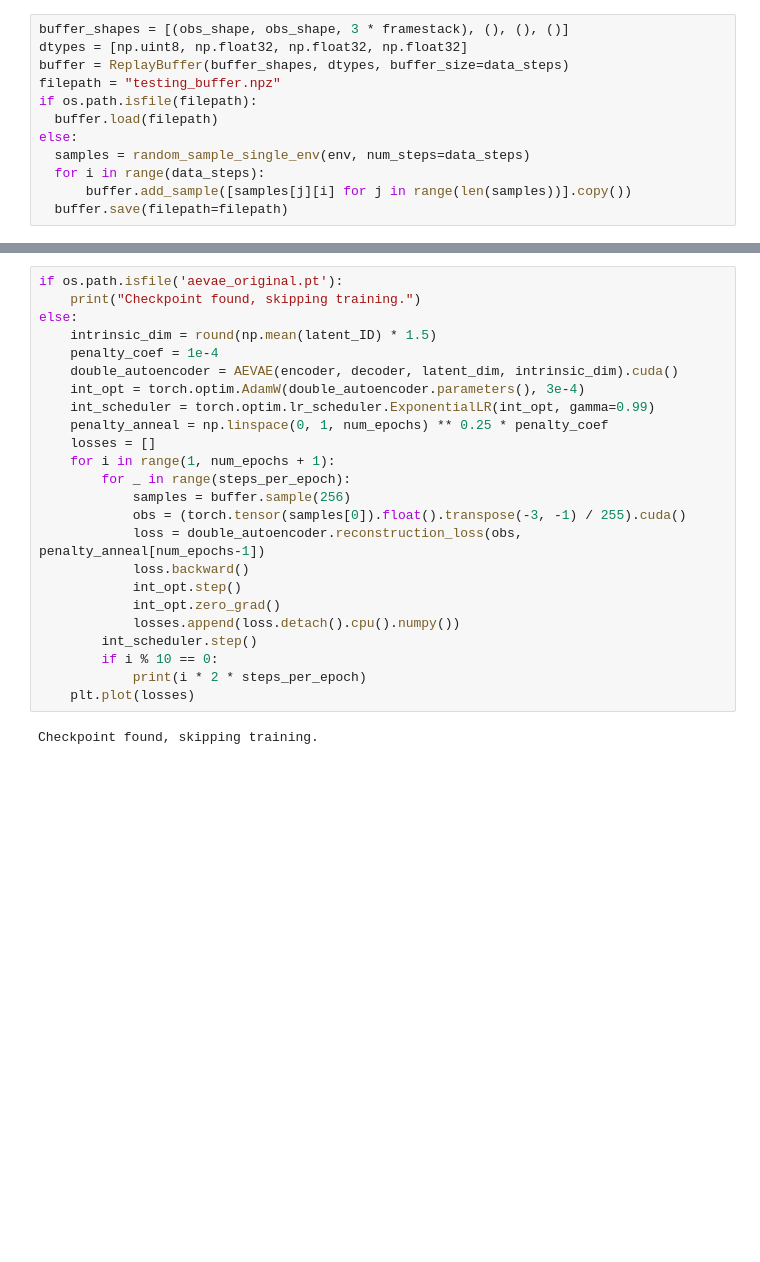
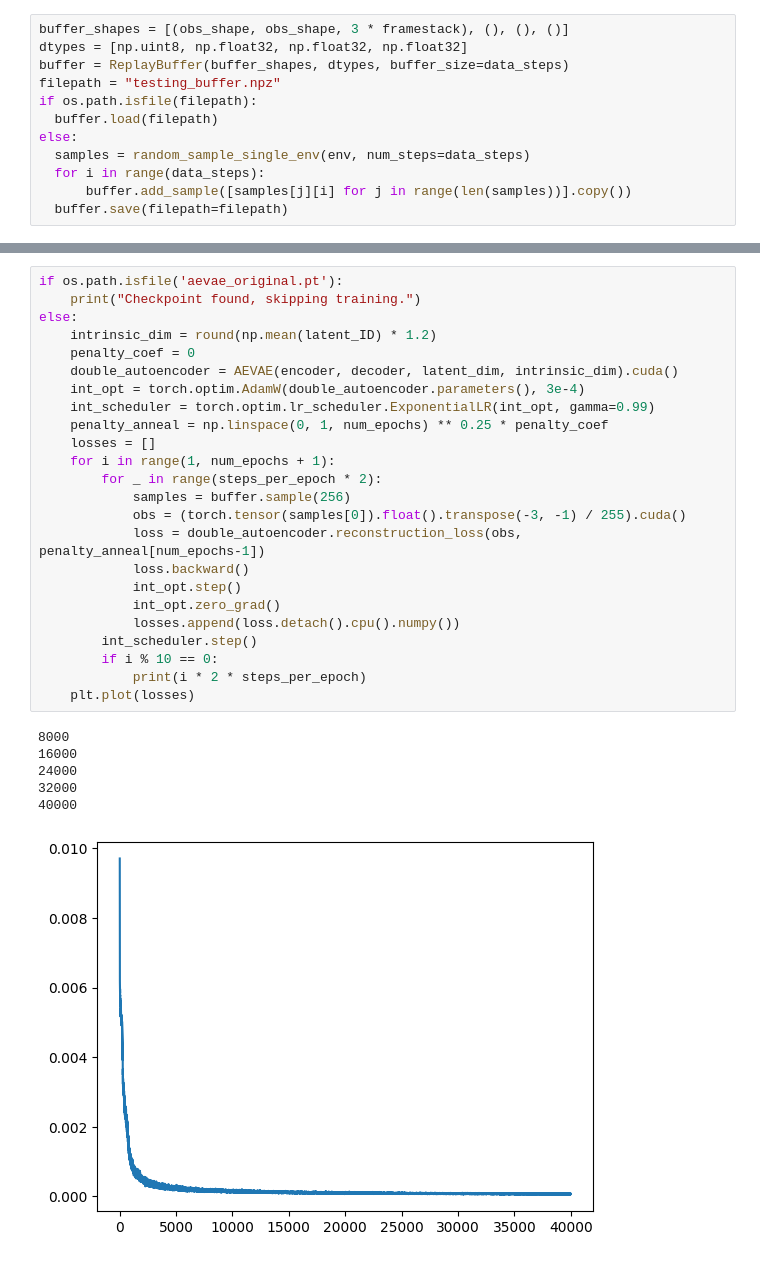
Before and after one commit to antony-zhao/RLTesting, a Jupyter notebook: rltesting/fvd_experiments/sarsa_acrobot.ipynb, the cells around one changed output, grey strips where cells are left out. Drawn from its saved outputs; the diff is of its cells as text; blank space fills up the shorter version.

```diff
--- a/rltesting/fvd_experiments/sarsa_acrobot.ipynb
+++ b/rltesting/fvd_experiments/sarsa_acrobot.ipynb
@@ -129,29 +131,34 @@ Checkpoint found, skipping training.
 # %%
 if os.path.isfile('aevae_original.pt'):
     print("Checkpoint found, skipping training.")
 else:
-    intrinsic_dim = round(np.mean(latent_ID) * 1.5)
-    penalty_coef = 1e-4
+    intrinsic_dim = round(np.mean(latent_ID) * 1.2)
+    penalty_coef = 0
     double_autoencoder = AEVAE(encoder, decoder, latent_dim, intrinsic_dim).cuda()
     int_opt = torch.optim.AdamW(double_autoencoder.parameters(), 3e-4)
     int_scheduler = torch.optim.lr_scheduler.ExponentialLR(int_opt, gamma=0.99)
     penalty_anneal = np.linspace(0, 1, num_epochs) ** 0.25 * penalty_coef
     losses = []
     for i in range(1, num_epochs + 1):
-        for _ in range(steps_per_epoch):
+        for _ in range(steps_per_epoch * 2):
             samples = buffer.sample(256)
             obs = (torch.tensor(samples[0]).float().transpose(-3, -1) / 255).cuda()
             loss = double_autoencoder.reconstruction_loss(obs, penalty_anneal[num_epochs-1])
             loss.backward()
             int_opt.step()
             int_opt.zero_grad()
             losses.append(loss.detach().cpu().numpy())
         int_scheduler.step()
         if i % 10 == 0:
             print(i * 2 * steps_per_epoch)
     plt.plot(losses)
 # %% [output]
-Checkpoint found, skipping training.
+8000
+16000
+24000
+32000
+40000
+[figure, added]
 # %%
 if os.path.isfile(aevae_path):
     print("Loading saved AEVAE...")
```
Also changed, not shown: parts of 15 cells of this notebook, 1 other file.
